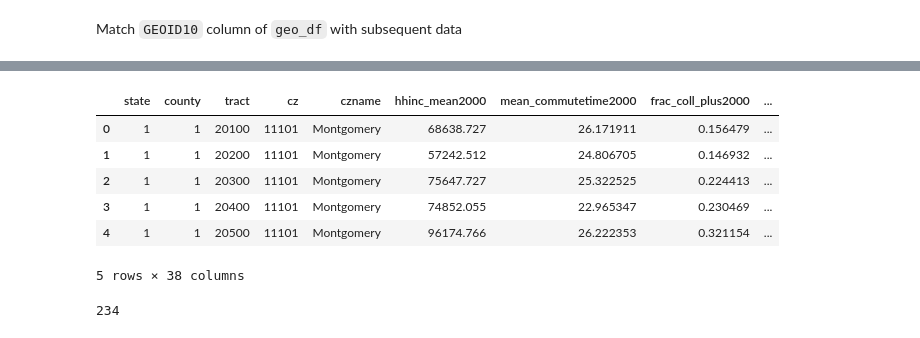
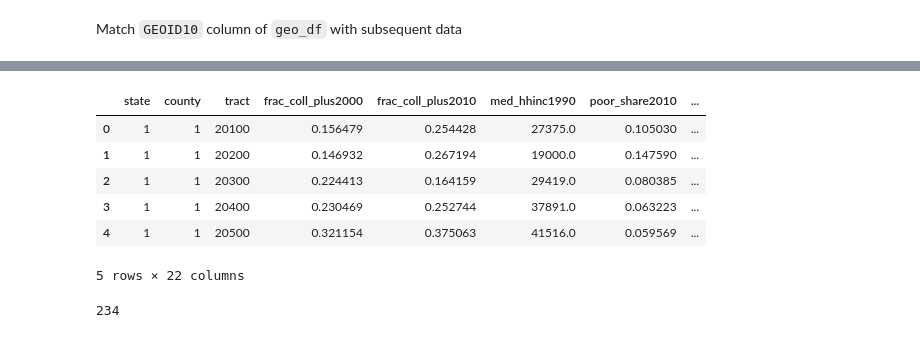
Before and after one commit to the-pudding/outliers-data, a Jupyter notebook: notebooks/opportunity-insights-etl.ipynb, the cells around one changed output, grey strips where cells are left out. Cells and saved outputs as stored; diff of their text form; code cells hidden in the pictures.

```diff
--- a/notebooks/opportunity-insights-etl.ipynb
+++ b/notebooks/opportunity-insights-etl.ipynb
@@ -121,0 +137,27 @@ Match `GEOID10` column of `geo_df` with subsequent data
+# %%
+NEIGHBORHOOD_COLUMNS = [
+    "state",
+    "county",
+    "tract",
+    # Average annualized job growth rate over the time period 2004 to 2013
+    "ann_avg_job_growth_2004_2013",
+    # fraction of pop w/ bachelor's degree or higher
+    "frac_coll_plus2000",
+    "frac_coll_plus2010",
+    # share of single parent households
+    "singleparent_share1990",
+    "singleparent_share2000",
+    "singleparent_share2010",
+    # poverty
+    "poor_share1990",
+    "poor_share2000",
+    "poor_share2010",
+    # high-paying jobs within 5 mi
+    "jobs_highpay_5mi_2015",
+    # median household income
+    "med_hhinc1990",
+] + sorted(np.array(
+    [[f"share_{r}{y}" for r in RACE_FIELDS] for y in YEARS]
+).flatten().tolist())
+
+NEIGHBORHOOD_COLUMNS
@@ -122,5 +182,9 @@ Match `GEOID10` column of `geo_df` with subsequent data
 # %%
 %%time
-neighborhood_df = pd.read_csv(neighborhood_csv, dtype={"state": str, "county": str, "tract": str, "cz": str})
+neighborhood_df = pd.read_csv(
+    neighborhood_csv,
+    dtype={"state": str, "county": str, "tract": str, "cz": str},
+    usecols=NEIGHBORHOOD_COLUMNS
+)
 neighborhood_df.head()
 # %% [output]
@@ -129,10 +193,10 @@ Wall time: 463 ms
-|  | state | county | tract | cz | czname | hhinc_mean2000 | mean_commutetime2000 | frac_coll_plus2000 | ... |
-| 0 | 1 | 1 | 20100 | 11101 | Montgomery | 68638.727 | 26.171911 | 0.156479 | ... |
-| 1 | 1 | 1 | 20200 | 11101 | Montgomery | 57242.512 | 24.806705 | 0.146932 | ... |
-| 2 | 1 | 1 | 20300 | 11101 | Montgomery | 75647.727 | 25.322525 | 0.224413 | ... |
-| 3 | 1 | 1 | 20400 | 11101 | Montgomery | 74852.055 | 22.965347 | 0.230469 | ... |
-| 4 | 1 | 1 | 20500 | 11101 | Montgomery | 96174.766 | 26.222353 | 0.321154 | ... |
+|  | state | county | tract | frac_coll_plus2000 | frac_coll_plus2010 | med_hhinc1990 | poor_share2010 | ... |
+| 0 | 1 | 1 | 20100 | 0.156479 | 0.254428 | 27375.0 | 0.105030 | ... |
+| 1 | 1 | 1 | 20200 | 0.146932 | 0.267194 | 19000.0 | 0.147590 | ... |
+| 2 | 1 | 1 | 20300 | 0.224413 | 0.164159 | 29419.0 | 0.080385 | ... |
+| 3 | 1 | 1 | 20400 | 0.230469 | 0.252744 | 37891.0 | 0.063223 | ... |
+| 4 | 1 | 1 | 20500 | 0.321154 | 0.375063 | 41516.0 | 0.059569 | ... |
-5 rows × 38 columns
+5 rows × 22 columns
 # %%
 neighborhood_df.query("tract == '900'").state.count()
 # %% [output]
```
Also changed, not shown: parts of 47 cells of this notebook.
